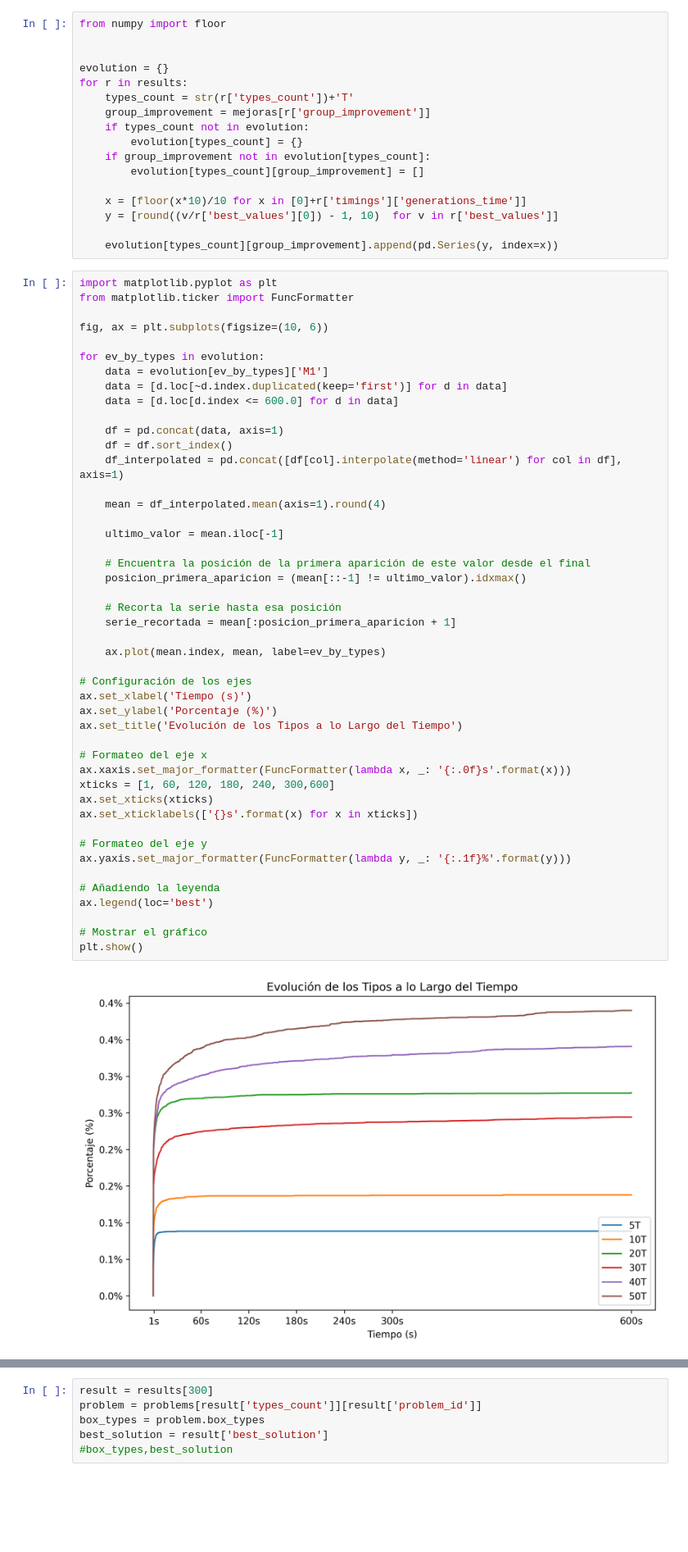
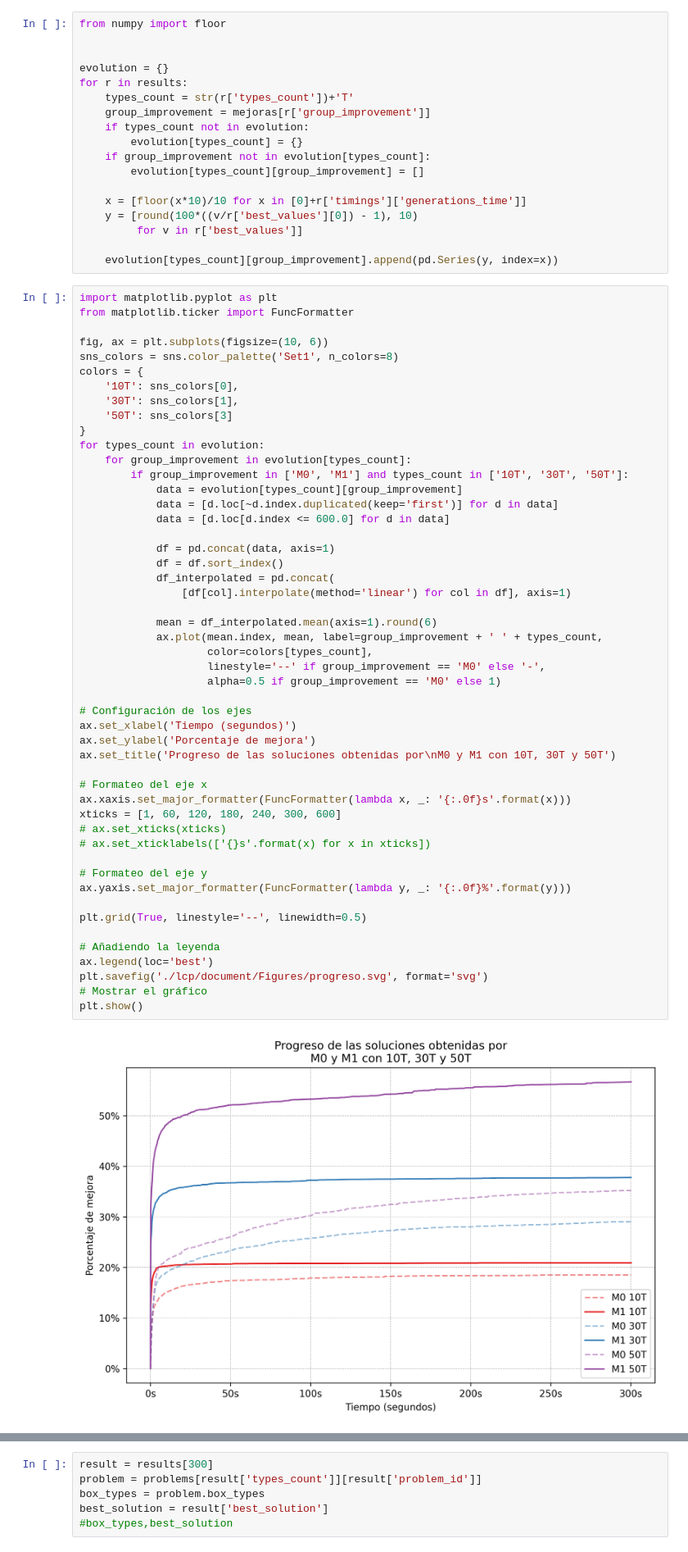
Before and after one commit to josegustavo/clp, a Jupyter notebook: results.ipynb, the cells around one changed output, grey strips where cells are left out. Shown at 82% size. Saved outputs shown, nothing was run; the diff lists cells and outputs as text; blank space fills up the shorter version.

```diff
--- a/results.ipynb
+++ b/results.ipynb
@@ -65,57 +65,62 @@ for r in results:
         evolution[types_count][group_improvement] = []
 
     x = [floor(x*10)/10 for x in [0]+r['timings']['generations_time']]
-    y = [round((v/r['best_values'][0]) - 1, 10)  for v in r['best_values']]
+    y = [round(100*((v/r['best_values'][0]) - 1), 10)
+         for v in r['best_values']]
 
     evolution[types_count][group_improvement].append(pd.Series(y, index=x))
 # %%
 import matplotlib.pyplot as plt
 from matplotlib.ticker import FuncFormatter
 
 fig, ax = plt.subplots(figsize=(10, 6))
+sns_colors = sns.color_palette('Set1', n_colors=8)
+colors = {
+    '10T': sns_colors[0],
+    '30T': sns_colors[1],
+    '50T': sns_colors[3]
+}
+for types_count in evolution:
+    for group_improvement in evolution[types_count]:
+        if group_improvement in ['M0', 'M1'] and types_count in ['10T', '30T', '50T']:
+            data = evolution[types_count][group_improvement]
+            data = [d.loc[~d.index.duplicated(keep='first')] for d in data]
+            data = [d.loc[d.index <= 600.0] for d in data]
 
-for ev_by_types in evolution:
-    data = evolution[ev_by_types]['M1']
-    data = [d.loc[~d.index.duplicated(keep='first')] for d in data]
-    data = [d.loc[d.index <= 600.0] for d in data]
+            df = pd.concat(data, axis=1)
+            df = df.sort_index()
+            df_interpolated = pd.concat(
+                [df[col].interpolate(method='linear') for col in df], axis=1)
 
-    df = pd.concat(data, axis=1)
-    df = df.sort_index()
-    df_interpolated = pd.concat([df[col].interpolate(method='linear') for col in df], axis=1)
-
-    mean = df_interpolated.mean(axis=1).round(4)
-
-    ultimo_valor = mean.iloc[-1]
-
-    # Encuentra la posición de la primera aparición de este valor desde el final
-    posicion_primera_aparicion = (mean[::-1] != ultimo_valor).idxmax()
-
-    # Recorta la serie hasta esa posición
-    serie_recortada = mean[:posicion_primera_aparicion + 1]
-
-    ax.plot(mean.index, mean, label=ev_by_types)
+            mean = df_interpolated.mean(axis=1).round(6)
+            ax.plot(mean.index, mean, label=group_improvement + ' ' + types_count,
+                    color=colors[types_count],
+                    linestyle='--' if group_improvement == 'M0' else '-',
+                    alpha=0.5 if group_improvement == 'M0' else 1)
 
 # Configuración de los ejes
-ax.set_xlabel('Tiempo (s)')
-ax.set_ylabel('Porcentaje (%)')
-ax.set_title('Evolución de los Tipos a lo Largo del Tiempo')
+ax.set_xlabel('Tiempo (segundos)')
+ax.set_ylabel('Porcentaje de mejora')
+ax.set_title('Progreso de las soluciones obtenidas por\nM0 y M1 con 10T, 30T y 50T')
 
 # Formateo del eje x
 ax.xaxis.set_major_formatter(FuncFormatter(lambda x, _: '{:.0f}s'.format(x)))
-xticks = [1, 60, 120, 180, 240, 300,600]
-ax.set_xticks(xticks)
-ax.set_xticklabels(['{}s'.format(x) for x in xticks])
+xticks = [1, 60, 120, 180, 240, 300, 600]
+# ax.set_xticks(xticks)
+# ax.set_xticklabels(['{}s'.format(x) for x in xticks])
 
 # Formateo del eje y
-ax.yaxis.set_major_formatter(FuncFormatter(lambda y, _: '{:.1f}%'.format(y)))
+ax.yaxis.set_major_formatter(FuncFormatter(lambda y, _: '{:.0f}%'.format(y)))
+
+plt.grid(True, linestyle='--', linewidth=0.5)
 
 # Añadiendo la leyenda
 ax.legend(loc='best')
-
+plt.savefig('./lcp/document/Figures/progreso.svg', format='svg')
 # Mostrar el gráfico
 plt.show()
 # %% [output]
-[figure, old version]
+[figure, new version]
 # %%
 improvements = {
 
```
Also changed, not shown: parts of 10 cells of this notebook, 8 other files.
